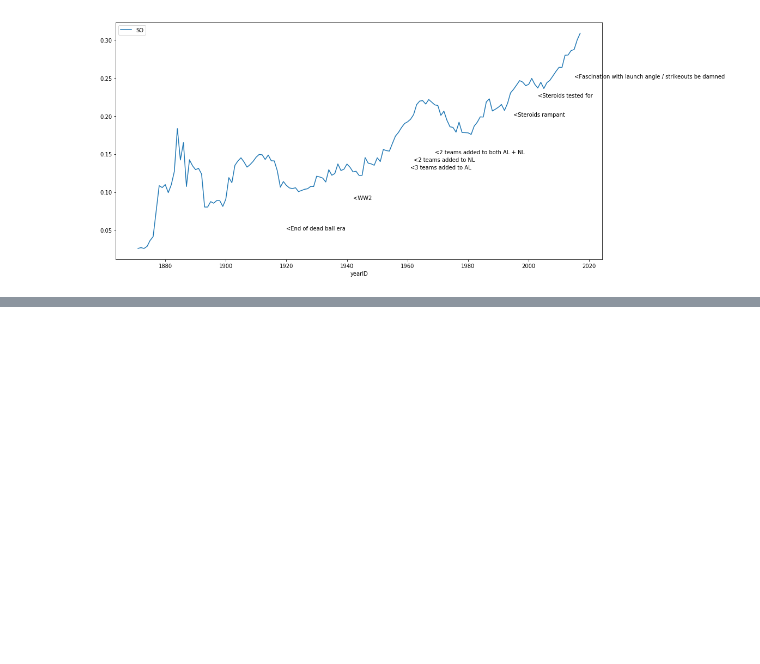
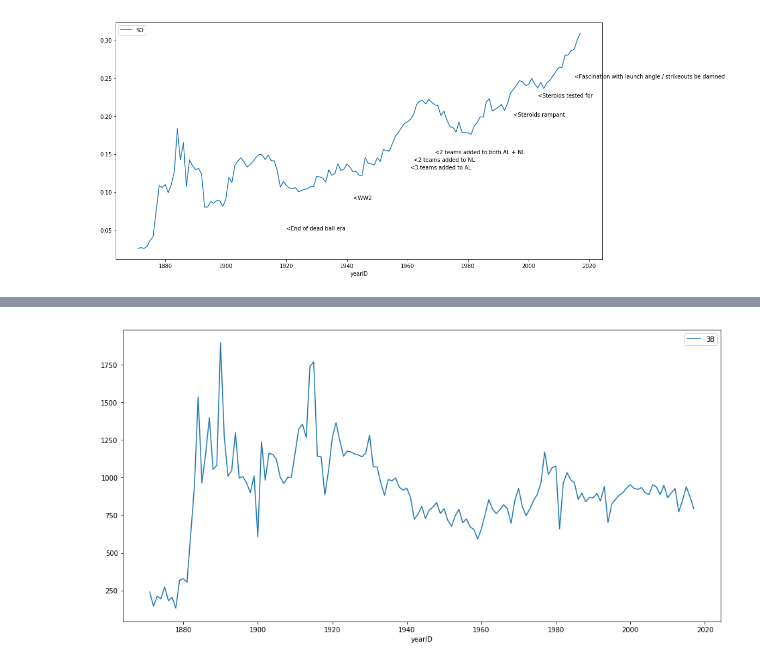
Before and after one commit to jsale/data_science_with_python, a Jupyter notebook: BaseballDatabankNB.ipynb, the cells around one changed output, grey strips where cells are left out. Cells and saved outputs as stored; diff of their text form; code cells hidden in the pictures; blank space fills up the shorter version.

```diff
--- a/BaseballDatabankNB.ipynb
+++ b/BaseballDatabankNB.ipynb
@@ -339,0 +387,4 @@ annot2015 = plt.text(2015, 0.25, '<Fascination with launch angle / strikeouts be
+# %%
+ax = batting_by_year.plot('yearID', '3B', figsize=(16,8))
+# %% [output]
+[figure, added]
```
Also changed, not shown: parts of 14 cells of this notebook, 13 other files.
